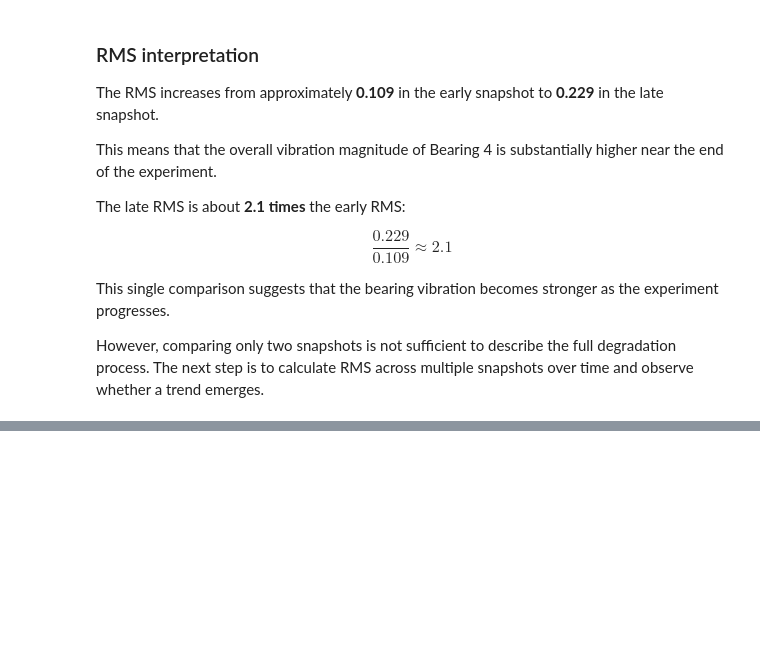
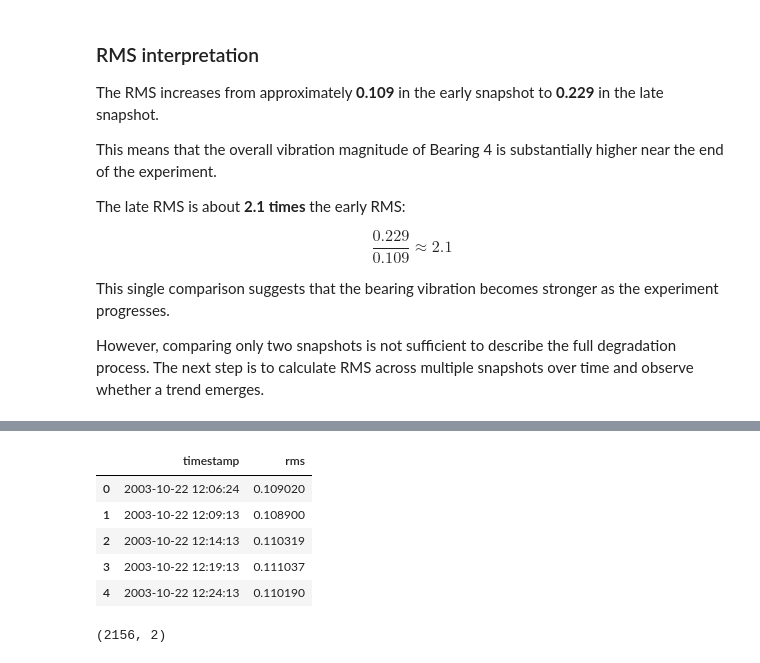
Before and after one commit to amedeone03/machineguard, a Jupyter notebook: notebooks/01_data_exploration.ipynb, the cells around one changed output, grey strips where cells are left out. Cells and saved outputs as stored; diff of their text form; code cells hidden in the pictures; blank space fills up the shorter version.

```diff
--- a/notebooks/01_data_exploration.ipynb
+++ b/notebooks/01_data_exploration.ipynb
@@ -412,0 +571,15 @@ However, comparing only two snapshots is not sufficient to describe the full deg
+# %%
+rms_df = pd.DataFrame(full_rms_data)
+
+rms_df.head()
+# %% [output]
+|  | timestamp | rms |
+| 0 | 2003-10-22 12:06:24 | 0.109020 |
+| 1 | 2003-10-22 12:09:13 | 0.108900 |
+| 2 | 2003-10-22 12:14:13 | 0.110319 |
+| 3 | 2003-10-22 12:19:13 | 0.111037 |
+| 4 | 2003-10-22 12:24:13 | 0.110190 |
+# %%
+rms_df.shape
+# %% [output]
+(2156, 2)
```
Also changed, not shown: parts of 16 cells of this notebook.
